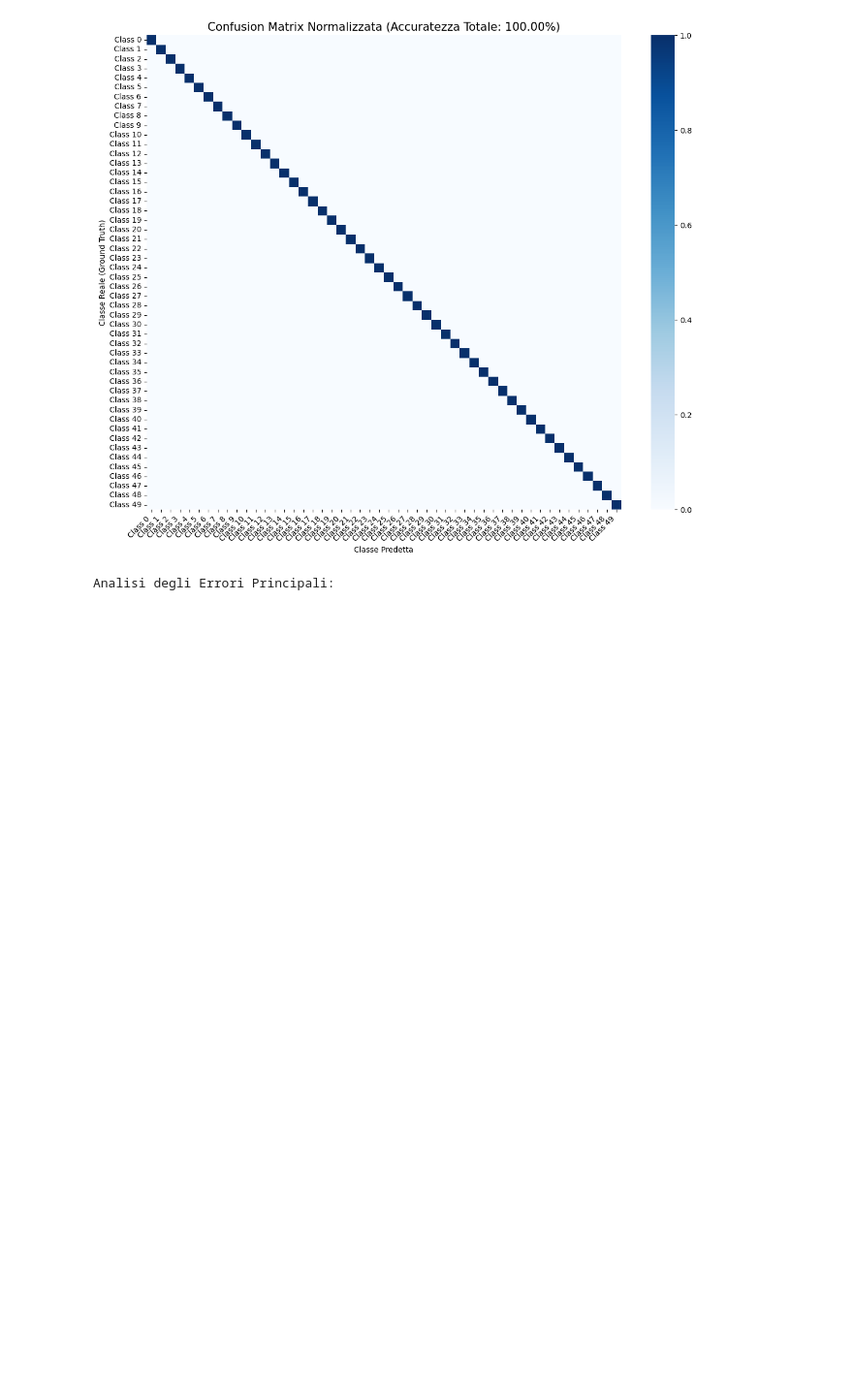
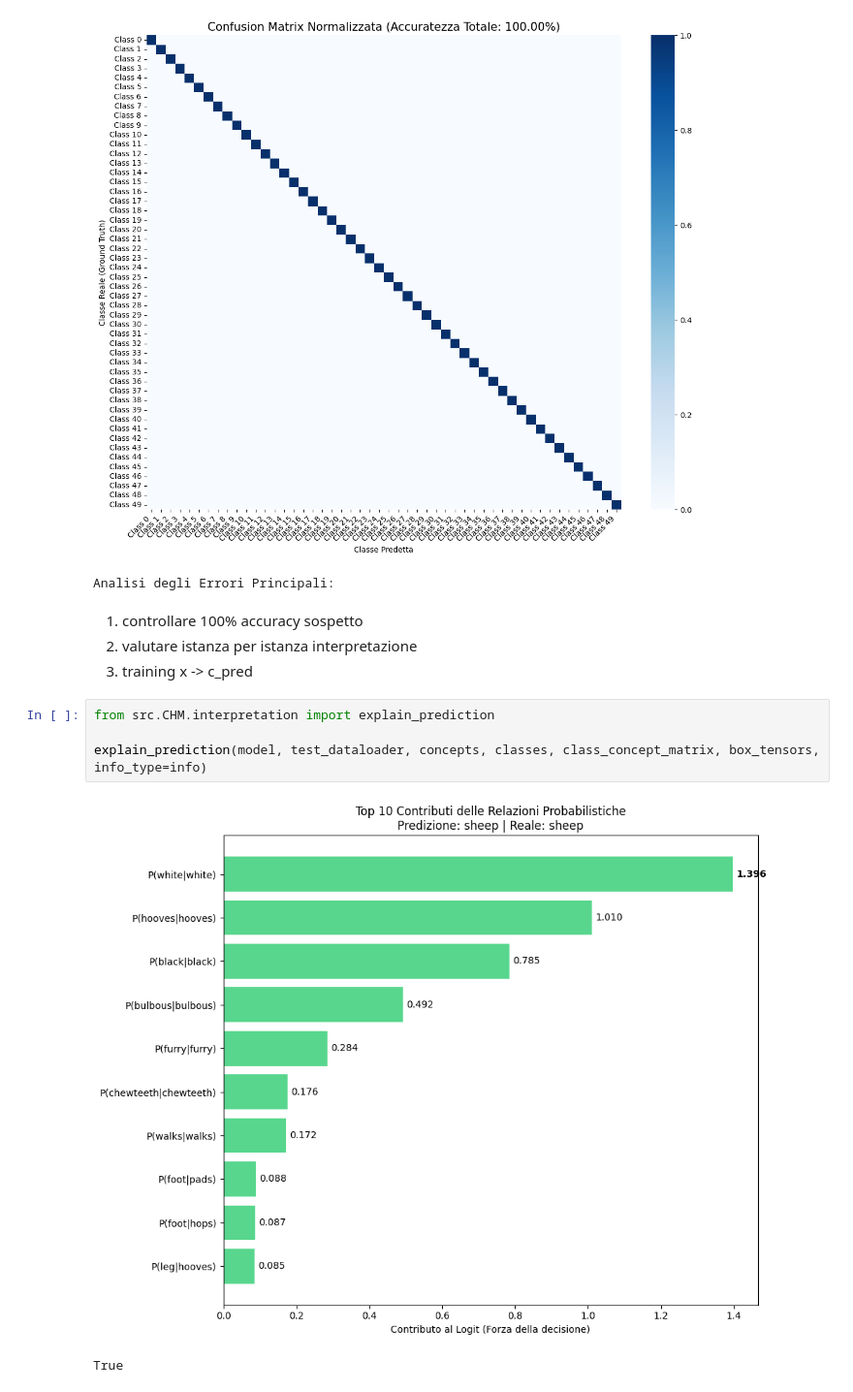
Before and after one commit to stefano-gamba/BoxEmbeddingCBM, a Jupyter notebook: notebooks/a-priori-boxes.ipynb, the cells around one changed output. Shown at 97% size. Saved outputs shown, nothing was run; the diff lists cells and outputs as text; blank space fills up the shorter version.

```diff
--- a/notebooks/a-priori-boxes.ipynb
+++ b/notebooks/a-priori-boxes.ipynb
@@ -382,3 +409,14 @@ plot_test_results(accuracy, preds, labels, class_names=[f"Class {i}" for i in ra
 # %% [output]
 [figure]
 Analisi degli Errori Principali:
+# %% [markdown]
+1. controllare 100% accuracy sospetto
+2. valutare istanza per istanza interpretazione
+3. training x -> c_pred
+# %%
+from src.CHM.interpretation import explain_prediction
+
+explain_prediction(model, test_dataloader, concepts, classes, class_concept_matrix, box_tensors, info_type=info)
+# %% [output]
+[figure, added]
+True
```
Also changed, not shown: parts of 10 cells of this notebook, 1 other file.
